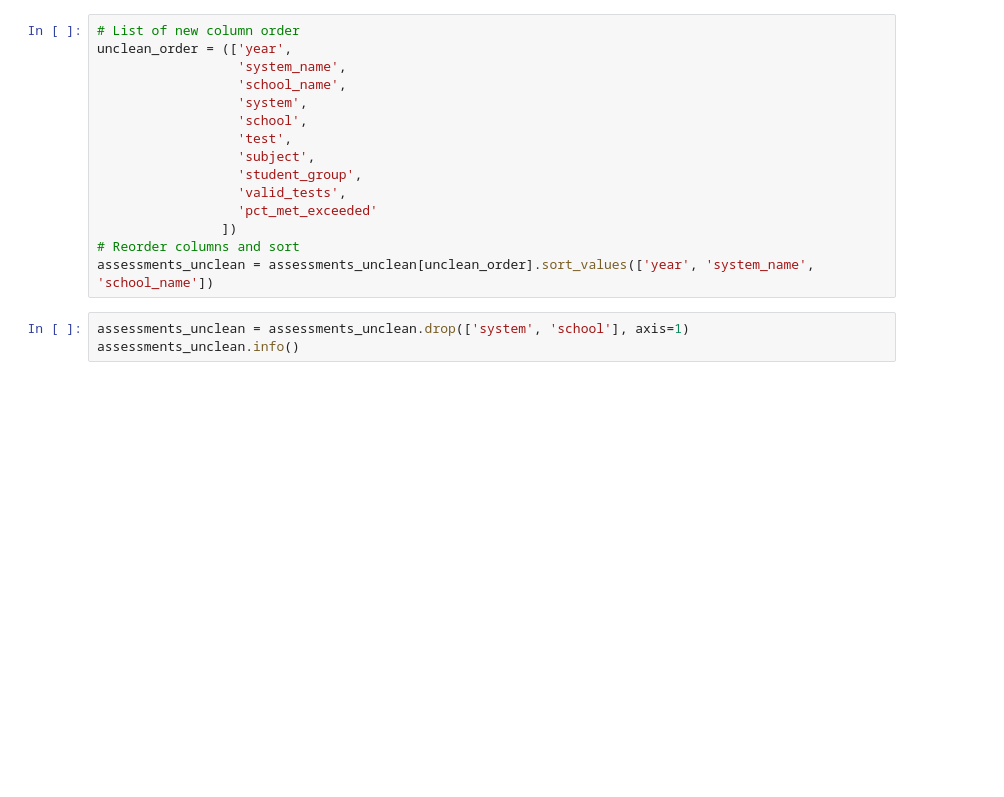
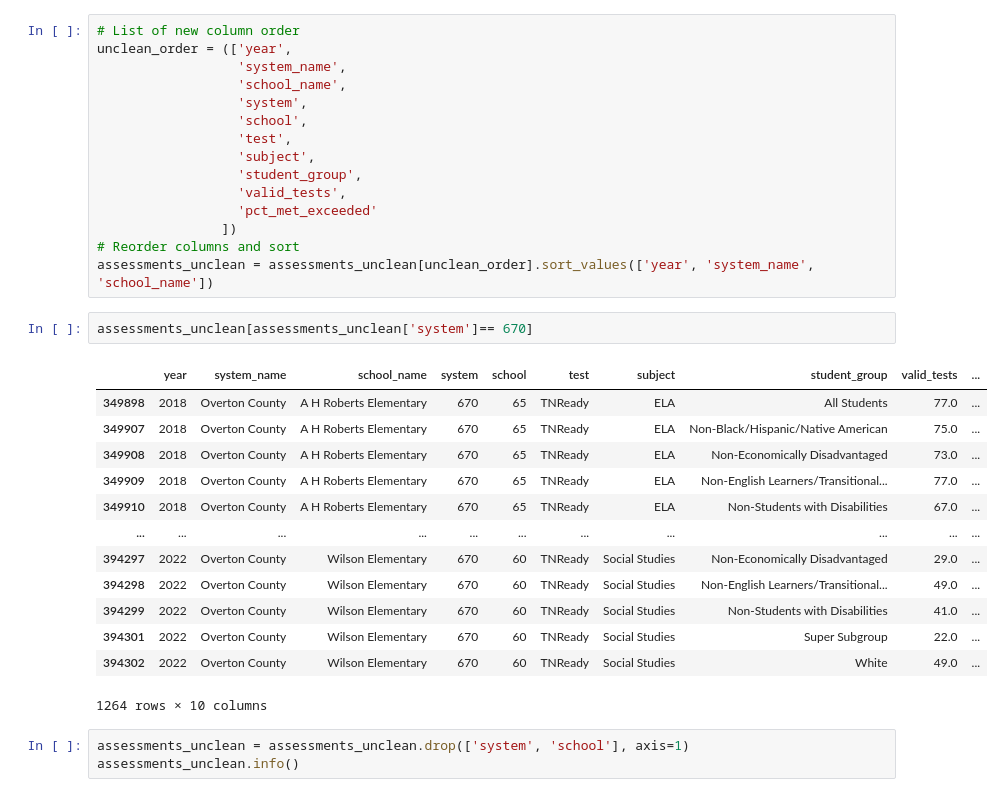
Before and after one commit to Claytor/Capstone_TN_COVID_School_Achievement_Impact, a Jupyter notebook: notebooks/school_assessments_join.ipynb, the cells around one changed output. Cells and saved outputs as stored; diff of their text form; blank space fills up the shorter version.

```diff
--- a/notebooks/school_assessments_join.ipynb
+++ b/notebooks/school_assessments_join.ipynb
@@ -237,6 +237,22 @@ unclean_order = (['year',
                 ])
 # Reorder columns and sort
 assessments_unclean = assessments_unclean[unclean_order].sort_values(['year', 'system_name', 'school_name'])
+# %%
+assessments_unclean[assessments_unclean['system']== 670]
+# %% [output]
+|  | year | system_name | school_name | system | school | test | subject | student_group | valid_tests | ... |
+| 349898 | 2018 | Overton County | A H Roberts Elementary | 670 | 65 | TNReady | ELA | All Students | 77.0 | ... |
+| 349907 | 2018 | Overton County | A H Roberts Elementary | 670 | 65 | TNReady | ELA | Non-Black/Hispanic/Native American | 75.0 | ... |
+| 349908 | 2018 | Overton County | A H Roberts Elementary | 670 | 65 | TNReady | ELA | Non-Economically Disadvantaged | 73.0 | ... |
+| 349909 | 2018 | Overton County | A H Roberts Elementary | 670 | 65 | TNReady | ELA | Non-English Learners/Transitional... | 77.0 | ... |
+| 349910 | 2018 | Overton County | A H Roberts Elementary | 670 | 65 | TNReady | ELA | Non-Students with Disabilities | 67.0 | ... |
+| ... | ... | ... | ... | ... | ... | ... | ... | ... | ... | ... |
+| 394297 | 2022 | Overton County | Wilson Elementary | 670 | 60 | TNReady | Social Studies | Non-Economically Disadvantaged | 29.0 | ... |
+| 394298 | 2022 | Overton County | Wilson Elementary | 670 | 60 | TNReady | Social Studies | Non-English Learners/Transitional... | 49.0 | ... |
+| 394299 | 2022 | Overton County | Wilson Elementary | 670 | 60 | TNReady | Social Studies | Non-Students with Disabilities | 41.0 | ... |
+| 394301 | 2022 | Overton County | Wilson Elementary | 670 | 60 | TNReady | Social Studies | Super Subgroup | 22.0 | ... |
+| 394302 | 2022 | Overton County | Wilson Elementary | 670 | 60 | TNReady | Social Studies | White | 49.0 | ... |
+1264 rows × 10 columns
 # %%
 assessments_unclean = assessments_unclean.drop(['system', 'school'], axis=1)
 assessments_unclean.info()
```
Also changed, not shown: parts of 3 cells of this notebook, 3 other files.
